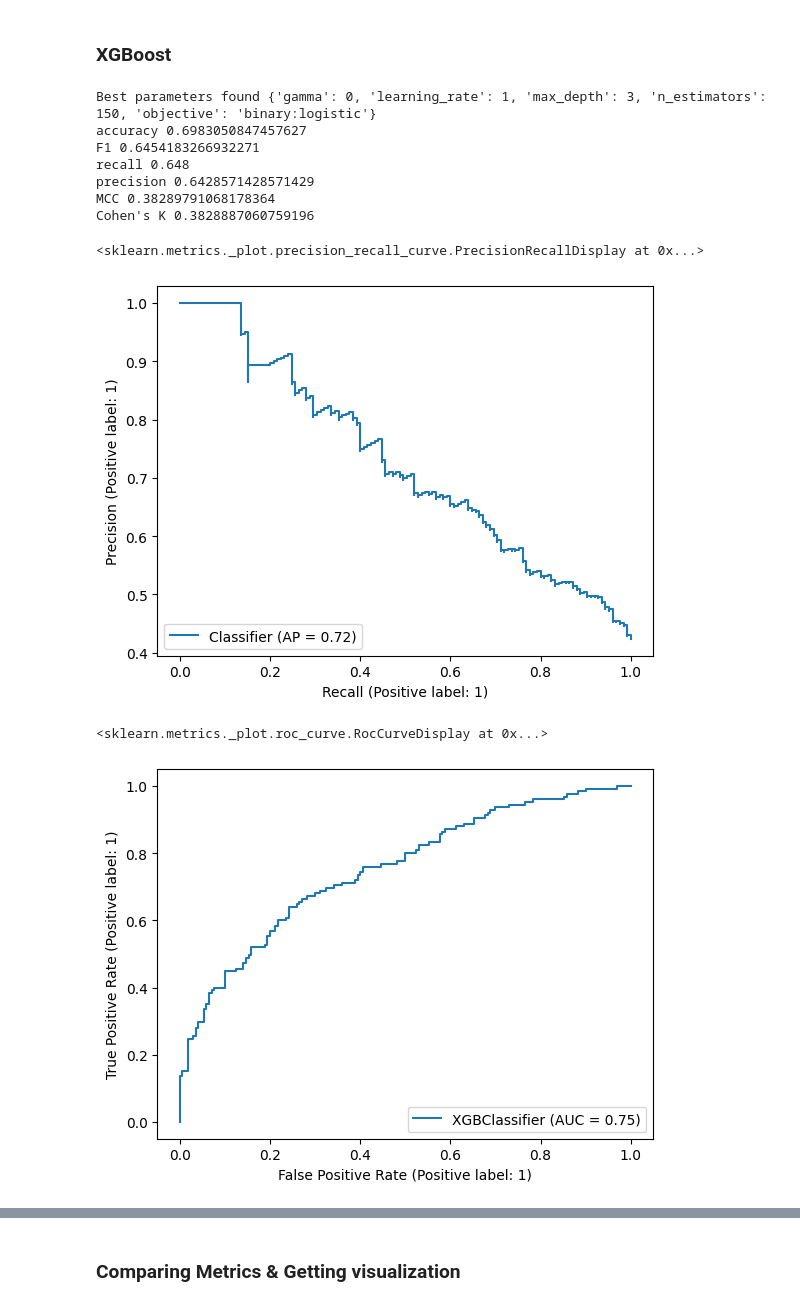
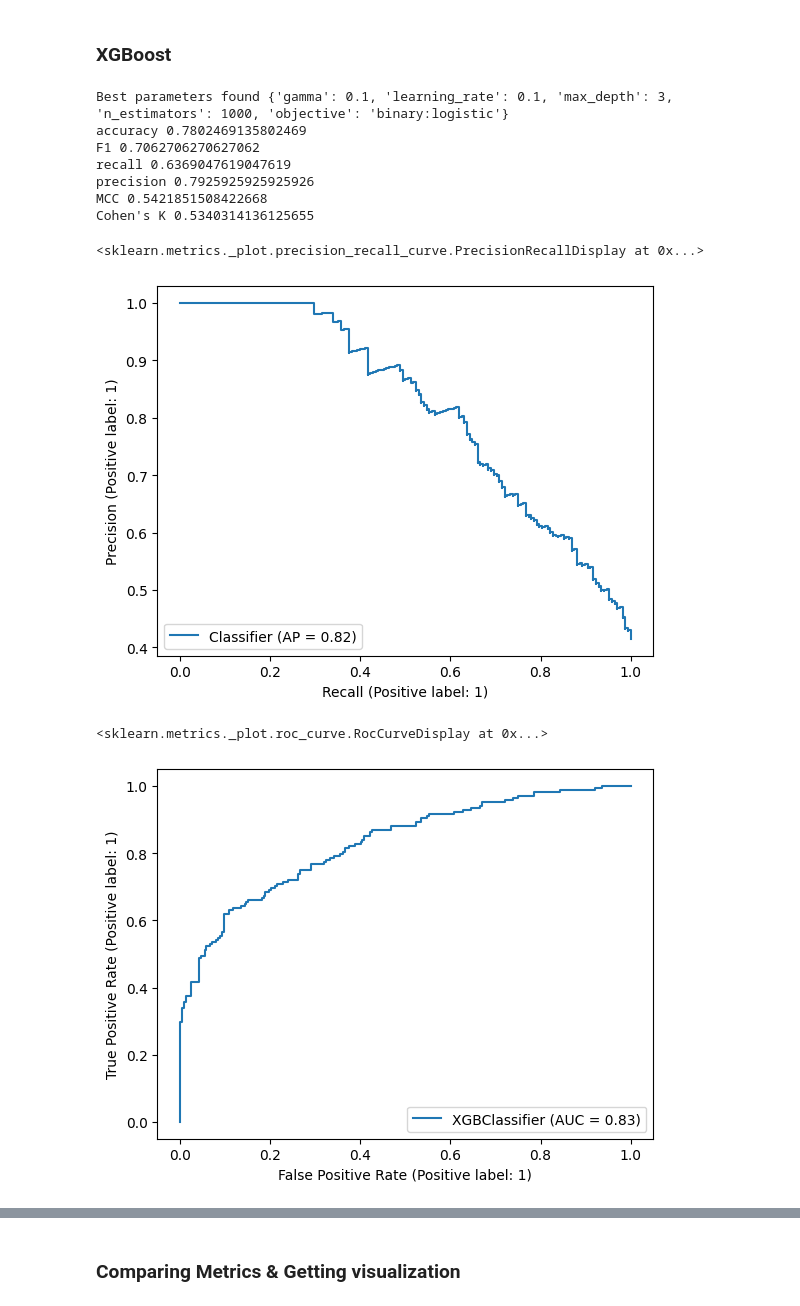
Before and after one commit to DanielYakubov/Phish-Sight-replication, a Jupyter notebook: notebooks/model_exploration.ipynb, the cells around one changed output, grey strips where cells are left out. Saved outputs shown, nothing was run; the diff lists cells and outputs as text; code cells hidden in the pictures.

```diff
--- a/notebooks/model_exploration.ipynb
+++ b/notebooks/model_exploration.ipynb
@@ -392,37 +391,37 @@ RocCurveDisplay.from_estimator(RF, X_test_scaled, y_test)
 ### XGBoost
 # %%
 xgb_params = {
-        "n_estimators": [25, 50, 100, 150, 200, 250, 500, 1000],
-        "learning_rate": [0.0001,0.001,0.01,0.1,1],
+        "n_estimators": [100, 200, 500, 1000],
+        "learning_rate": [0.0001,0.01,0.1],
         "objective": ["binary:logistic"],
-        "max_depth": [None, 3, 5, 7, 9],
-        "gamma": [0,0.1,0.4,0.7,1]
+        "max_depth": [None, 3, 7, 9],
+        "gamma": [0,0.1,0.7,1]
 }
 best_params = get_best_model_params(xgb.XGBClassifier, xgb_params)
 xgb_model = xgb.XGBClassifier(**best_params)
 xgb_model.fit(X_train_scaled, y_train)
 
 y_pred = xgb_model.predict(X_test_scaled)
 print_eval(y_test, y_pred)
 
 Y_prob_preds = xgb_model.predict_proba(X_test_scaled)[:, 1]
 PrecisionRecallDisplay.from_predictions(y_test, Y_prob_preds)
 # %% [output]
-Best parameters found {'gamma': 0, 'learning_rate': 1, 'max_depth': 3, 'n_estimators': 150, 'objective': 'binary:logistic'}
-accuracy 0.6983050847457627
-F1 0.6454183266932271
-recall 0.648
-precision 0.6428571428571429
-MCC 0.38289791068178364
-Cohen's K 0.3828887060759196
+Best parameters found {'gamma': 0.1, 'learning_rate': 0.1, 'max_depth': 3, 'n_estimators': 1000, 'objective': 'binary:logistic'}
+accuracy 0.7802469135802469
+F1 0.7062706270627062
+recall 0.6369047619047619
+precision 0.7925925925925926
+MCC 0.5421851508422668
+Cohen's K 0.5340314136125655
 <sklearn.metrics._plot.precision_recall_curve.PrecisionRecallDisplay at 0x...>
-[figure, old version]
+[figure, new version]
 # %%
 # ROC
 RocCurveDisplay.from_estimator(xgb_model, X_test_scaled, y_test)
 # %% [output]
 <sklearn.metrics._plot.roc_curve.RocCurveDisplay at 0x...>
-[figure, old version]
+[figure, new version]
 # %%
 import matplotlib.pyplot as plt
 # plotting all roc on the same graph
```
Also changed, not shown: parts of 25 cells of this notebook, 1 other file.
